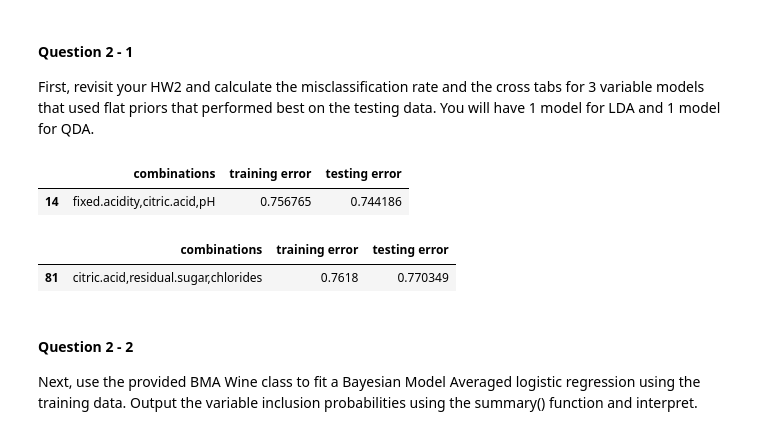
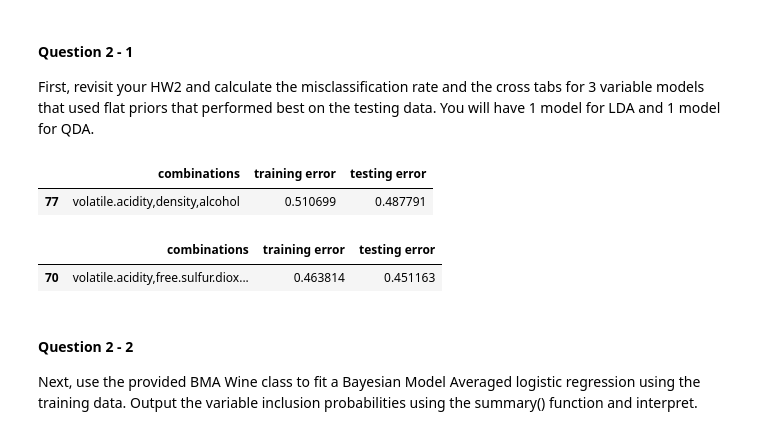
Before and after one commit to hyunsukr/DS6040-Bayesian-Machine-Learning, a Jupyter notebook: Homework/HW4/hw4.ipynb, the cells around one changed output. Drawn from its saved outputs; the diff is of its cells as text; code cells hidden in the pictures.

```diff
--- a/Homework/HW4/hw4.ipynb
+++ b/Homework/HW4/hw4.ipynb
@@ -462,10 +592,10 @@ df_error_rates_combinations_lda.columns = ["combinations",\
                                        "training error",\
                                        "testing error"]
 # %%
-df_error_rates_combinations_lda.sort_values('testing error', ascending=False)[0:1]
+df_error_rates_combinations_lda.sort_values('testing error')[0:1]
 # %% [output]
 |  | combinations | training error | testing error |
-| 14 | fixed.acidity,citric.acid,pH | 0.756765 | 0.744186 |
+| 77 | volatile.acidity,density,alcohol | 0.510699 | 0.487791 |
 # %%
 import itertools
 error_rates_combinations = []
@@ -480,10 +610,10 @@ df_error_rates_combinations_qda.columns = ["combinations",\
                                        "training error",\
                                        "testing error"]
 # %%
-df_error_rates_combinations_qda.sort_values('testing error', ascending=False)[0:1]
+df_error_rates_combinations_qda.sort_values('testing error')[0:1]
 # %% [output]
 |  | combinations | training error | testing error |
-| 81 | citric.acid,residual.sugar,chlorides | 0.7618 | 0.770349 |
+| 70 | volatile.acidity,free.sulfur.diox... | 0.463814 | 0.451163 |
 # %% [markdown]
 #### Question 2 - 2
 Next, use the provided BMA Wine class to fit a Bayesian Model Averaged logistic regression using the training data. Output the variable inclusion probabilities using the summary() function and interpret.
```
Also changed, not shown: parts of 33 cells of this notebook.
